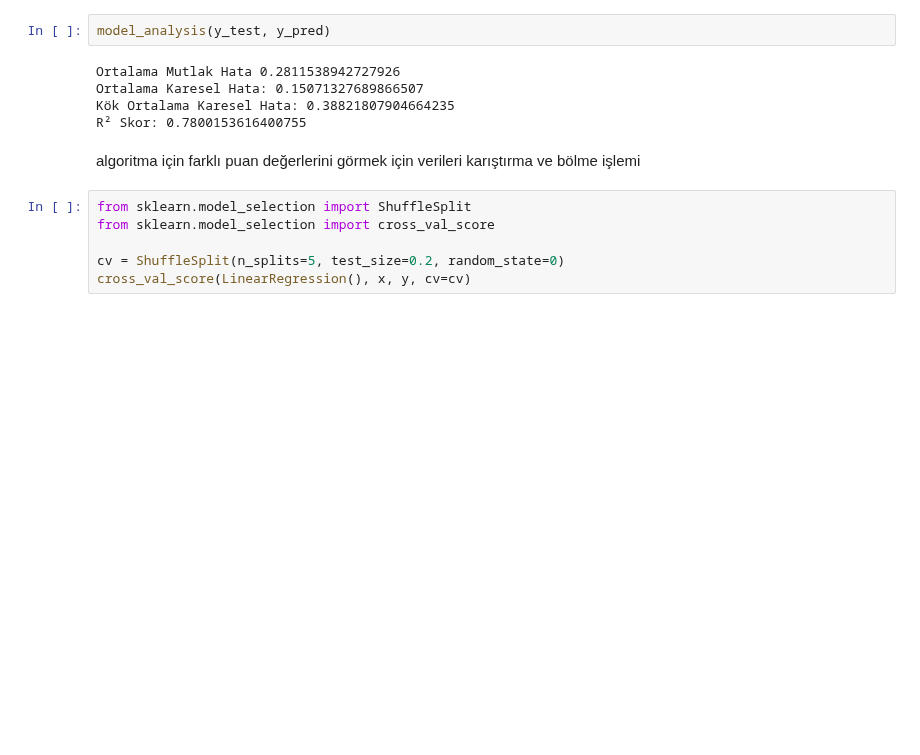
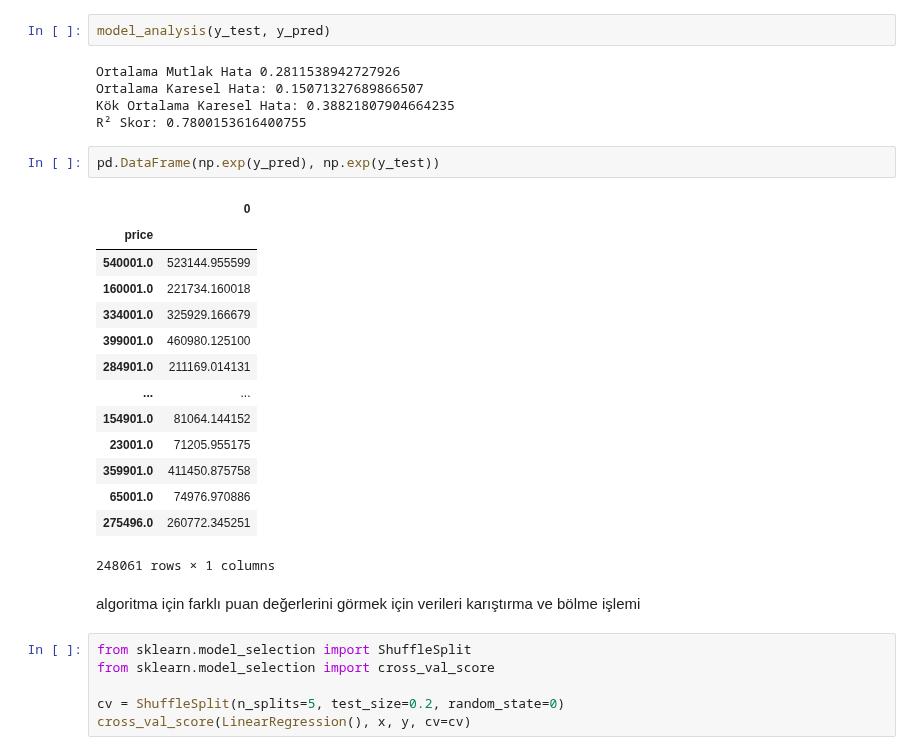
Before and after one commit to AmrWalidi/house-price-prediction-, a Jupyter notebook: house_price_prediction.ipynb, the cells around one changed output. Cells and saved outputs as stored; diff of their text form; blank space fills up the shorter version.

```diff
--- a/house_price_prediction.ipynb
+++ b/house_price_prediction.ipynb
@@ -292,6 +292,23 @@ Ortalama Mutlak Hata 0.2811538942727926
 Ortalama Karesel Hata: 0.15071327689866507
 Kök Ortalama Karesel Hata: 0.38821807904664235
 R² Skor: 0.7800153616400755
+# %%
+pd.DataFrame(np.exp(y_pred), np.exp(y_test))
+# %% [output]
+|  | 0 |
+| price |  |
+| 540001.0 | 523144.955599 |
+| 160001.0 | 221734.160018 |
+| 334001.0 | 325929.166679 |
+| 399001.0 | 460980.125100 |
+| 284901.0 | 211169.014131 |
+| ... | ... |
+| 154901.0 | 81064.144152 |
+| 23001.0 | 71205.955175 |
+| 359901.0 | 411450.875758 |
+| 65001.0 | 74976.970886 |
+| 275496.0 | 260772.345251 |
+248061 rows × 1 columns
 # %% [markdown]
 algoritma için farklı puan değerlerini görmek için verileri karıştırma ve bölme işlemi
 # %%
```
Also changed, not shown: parts of 13 cells of this notebook.
